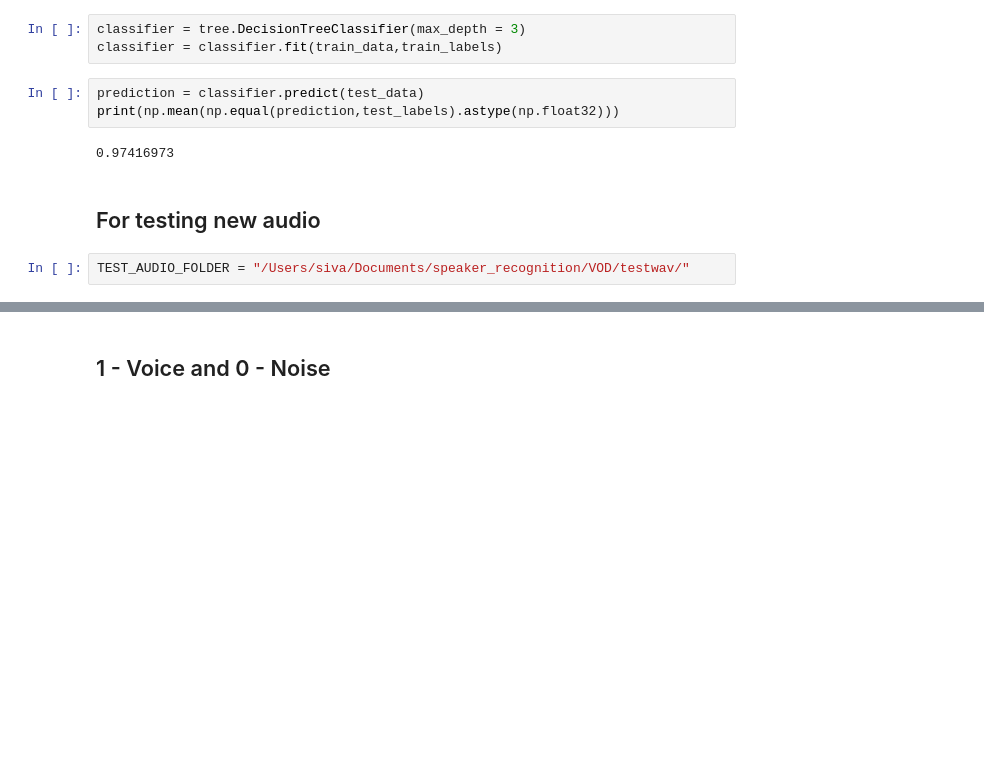
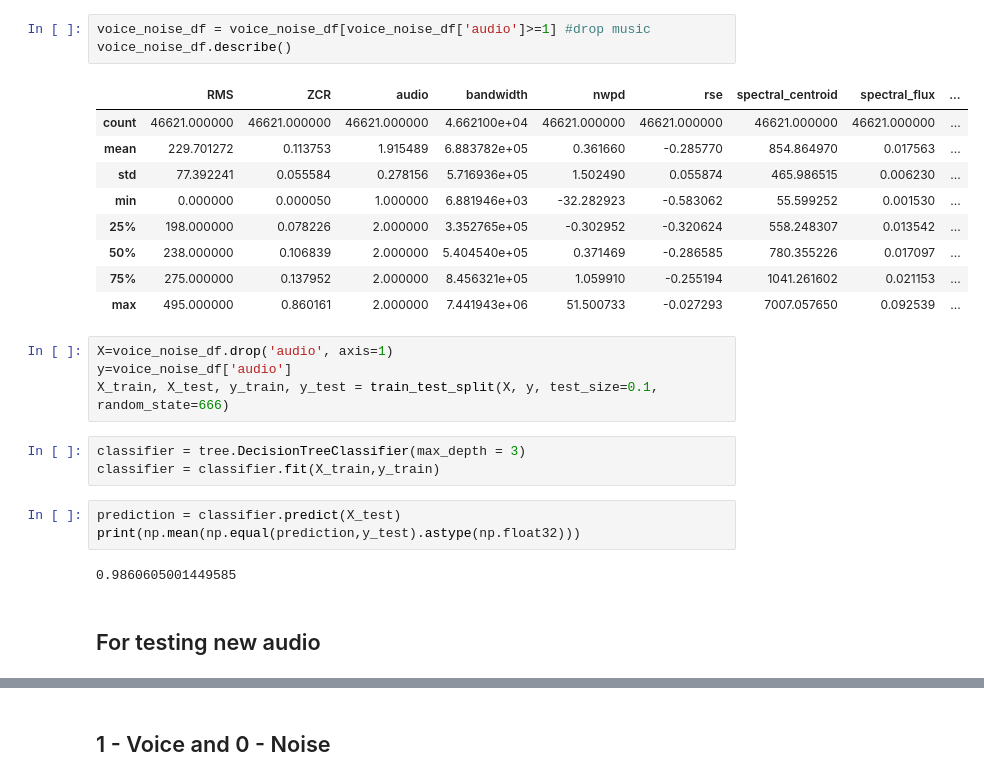
Before and after one commit to tianrenli92/speaker_recognition_GMM_UBM, a Jupyter notebook: voice_activity_detection.ipynb, the cells around one changed output, grey strips where cells are left out. Drawn from its saved outputs; the diff is of its cells as text; blank space fills up the shorter version.

```diff
--- a/voice_activity_detection.ipynb
+++ b/voice_activity_detection.ipynb
@@ -74,12 +114,27 @@ print(np.where(np.isnan(test_data)))
+# %%
+voice_noise_df = voice_noise_df[voice_noise_df['audio']>=1] #drop music
+voice_noise_df.describe()
+# %% [output]
+|  | RMS | ZCR | audio | bandwidth | nwpd | rse | spectral_centroid | spectral_flux | ... |
+| count | 46621.000000 | 46621.000000 | 46621.000000 | 4.662100e+04 | 46621.000000 | 46621.000000 | 46621.000000 | 46621.000000 | ... |
+| mean | 229.701272 | 0.113753 | 1.915489 | 6.883782e+05 | 0.361660 | -0.285770 | 854.864970 | 0.017563 | ... |
+| std | 77.392241 | 0.055584 | 0.278156 | 5.716936e+05 | 1.502490 | 0.055874 | 465.986515 | 0.006230 | ... |
+| min | 0.000000 | 0.000050 | 1.000000 | 6.881946e+03 | -32.282923 | -0.583062 | 55.599252 | 0.001530 | ... |
+| 25% | 198.000000 | 0.078226 | 2.000000 | 3.352765e+05 | -0.302952 | -0.320624 | 558.248307 | 0.013542 | ... |
+| 50% | 238.000000 | 0.106839 | 2.000000 | 5.404540e+05 | 0.371469 | -0.286585 | 780.355226 | 0.017097 | ... |
+| 75% | 275.000000 | 0.137952 | 2.000000 | 8.456321e+05 | 1.059910 | -0.255194 | 1041.261602 | 0.021153 | ... |
+| max | 495.000000 | 0.860161 | 2.000000 | 7.441943e+06 | 51.500733 | -0.027293 | 7007.057650 | 0.092539 | ... |
+# %%
+X=voice_noise_df.drop('audio', axis=1)
+y=voice_noise_df['audio']
+X_train, X_test, y_train, y_test = train_test_split(X, y, test_size=0.1, random_state=666)
 # %%
 classifier = tree.DecisionTreeClassifier(max_depth = 3)
-classifier = classifier.fit(train_data,train_labels)
+classifier = classifier.fit(X_train,y_train)
 # %%
-prediction = classifier.predict(test_data)
-print(np.mean(np.equal(prediction,test_labels).astype(np.float32)))
+prediction = classifier.predict(X_test)
+print(np.mean(np.equal(prediction,y_test).astype(np.float32)))
 # %% [output]
-0.97416973
+0.9860605001449585
 # %% [markdown]
 ## For testing new audio
-# %%
-TEST_AUDIO_FOLDER = "/Users/siva/Documents/speaker_recognition/VOD/testwav/"
```
Also changed, not shown: parts of 17 cells of this notebook, 2 other files.
